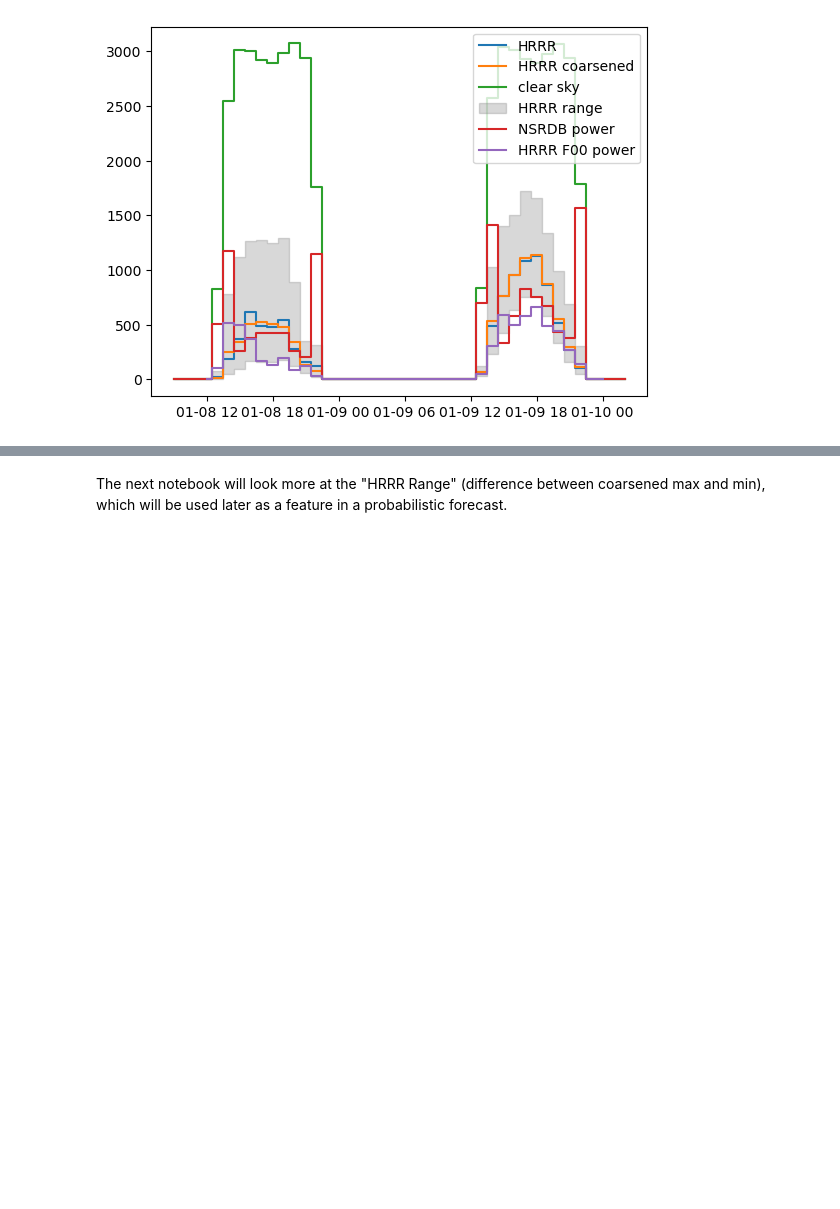
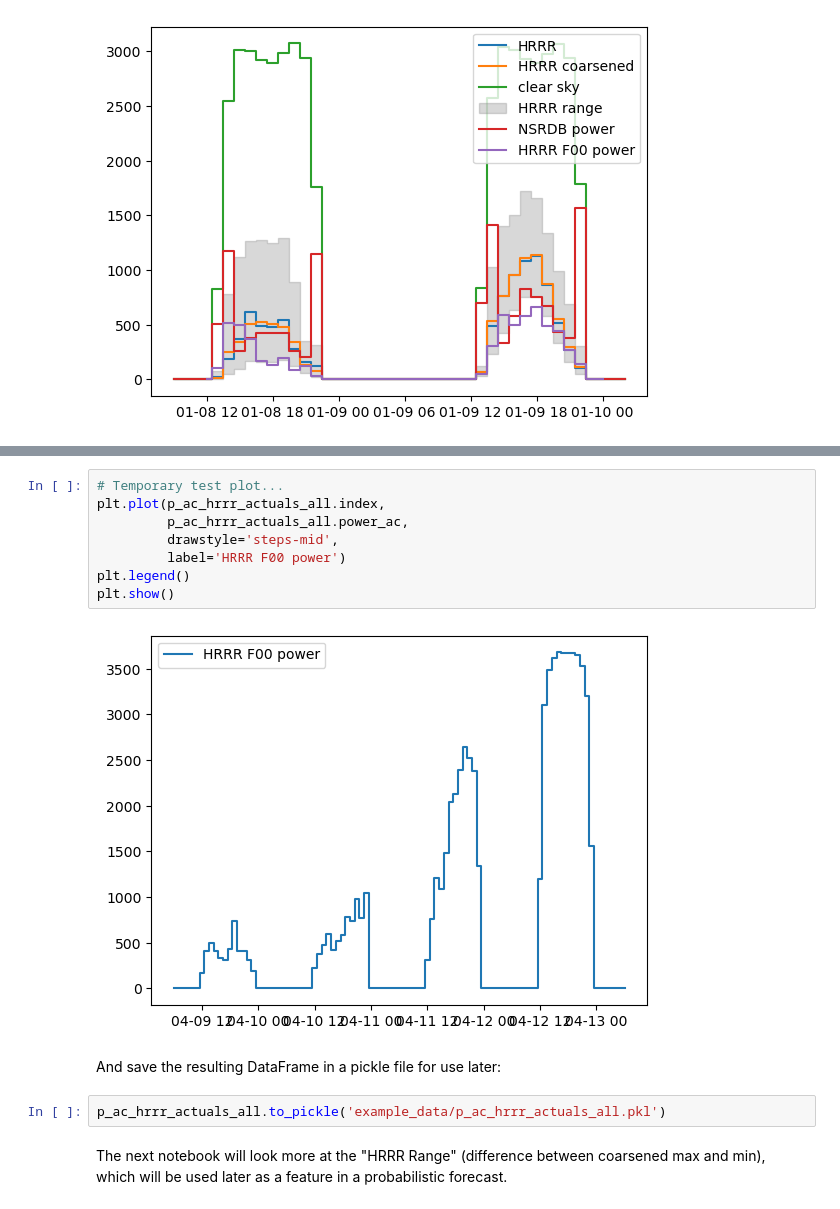
Before and after one commit to williamhobbs/solar-fleet-forecast-probability-tool, a Jupyter notebook: example_notebooks/03_considerations_for_actual_weather.ipynb, the cells around one changed output, grey strips where cells are left out. Drawn from its saved outputs; the diff is of its cells as text; blank space fills up the shorter version.

```diff
--- a/example_notebooks/03_considerations_for_actual_weather.ipynb
+++ b/example_notebooks/03_considerations_for_actual_weather.ipynb
@@ -623,2 +681,16 @@ You can see that the HRRR-based actuals (F00) do not have the same issue with ir
+# %%
+# Temporary test plot...
+plt.plot(p_ac_hrrr_actuals_all.index,
+         p_ac_hrrr_actuals_all.power_ac,
+         drawstyle='steps-mid',
+         label='HRRR F00 power')
+plt.legend()
+plt.show()
+# %% [output]
+[figure, added]
+# %% [markdown]
+And save the resulting DataFrame in a pickle file for use later:
+# %%
+p_ac_hrrr_actuals_all.to_pickle('example_data/p_ac_hrrr_actuals_all.pkl')
 # %% [markdown]
 The next notebook will look more at the "HRRR Range" (difference between coarsened max and min), which will be used later as a feature in a probabilistic forecast.
```
Also changed, not shown: parts of 4 cells of this notebook, 3 other files.
